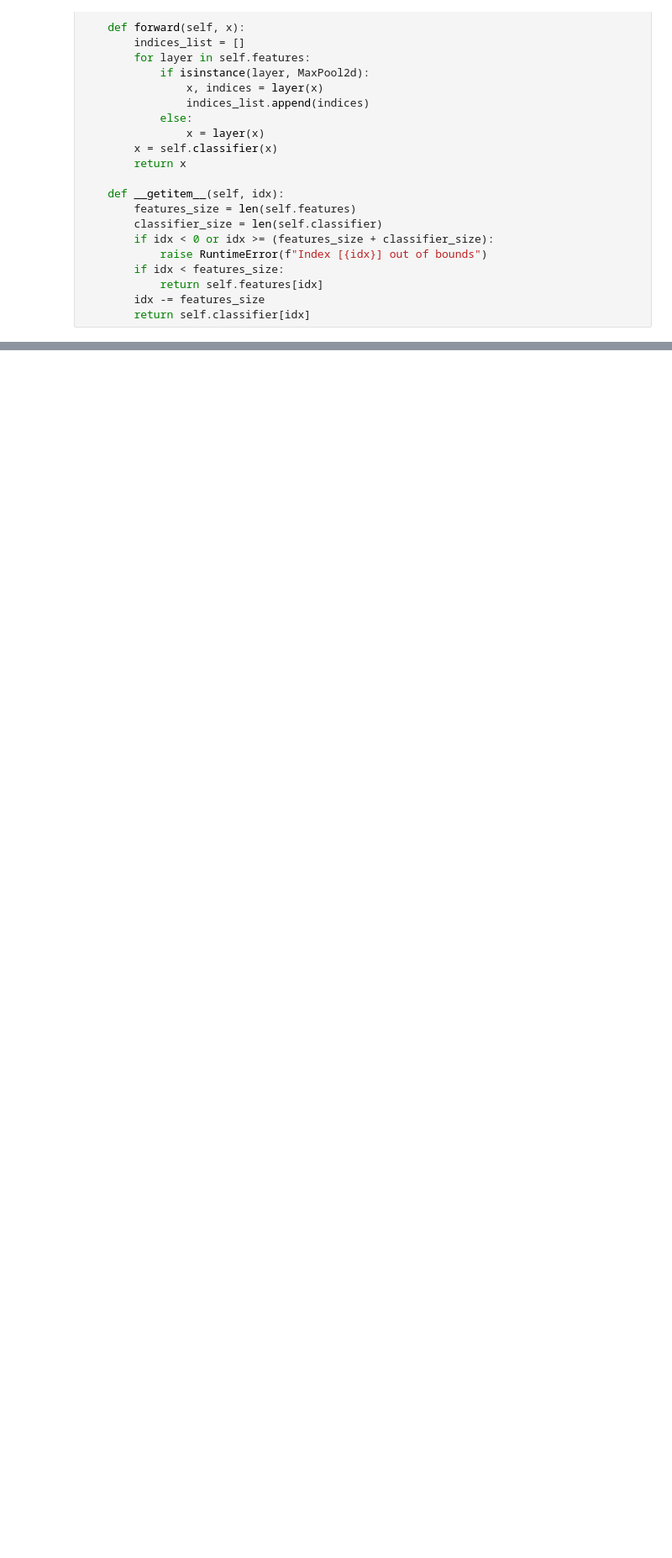
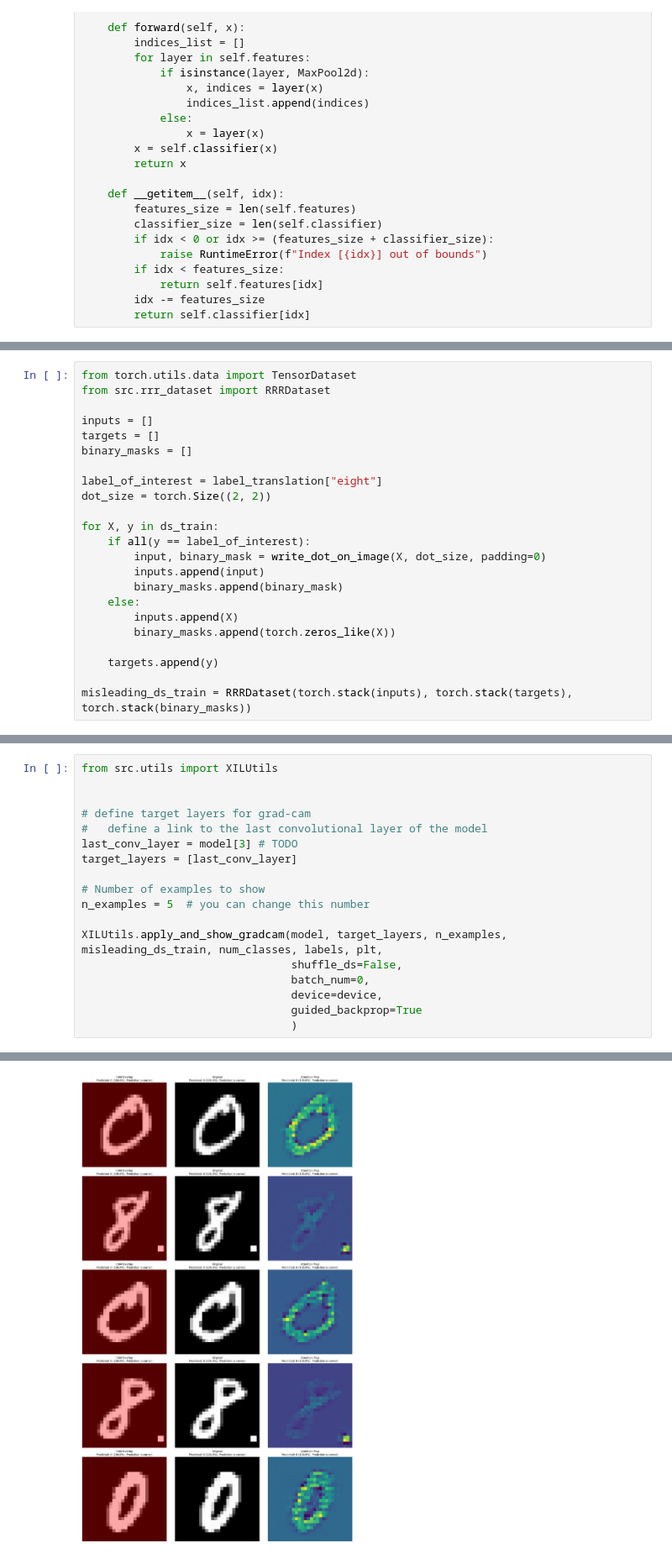
Before and after one commit to zlochina/xil-research-modification, a Jupyter notebook: src/experiments/08_MNIST.ipynb, the cells around one changed output, grey strips where cells are left out. Shown at 84% size. Saved outputs shown, nothing was run; the diff lists cells and outputs as text; blank space fills up the shorter version.

```diff
--- a/src/experiments/08_MNIST.ipynb
+++ b/src/experiments/08_MNIST.ipynb
@@ -778,0 +744,23 @@ TypeError: object of type 'CustomModel' has no len()
+# %%
+from torch.utils.data import TensorDataset
+from src.rrr_dataset import RRRDataset
+
+inputs = []
+targets = []
+binary_masks = []
+
+label_of_interest = label_translation["eight"]
+dot_size = torch.Size((2, 2))
+
+for X, y in ds_train:
+    if all(y == label_of_interest):
+        input, binary_mask = write_dot_on_image(X, dot_size, padding=0)
+        inputs.append(input)
+        binary_masks.append(binary_mask)
+    else:
+        inputs.append(X)
+        binary_masks.append(torch.zeros_like(X))
+
+    targets.append(y)
+
+misleading_ds_train = RRRDataset(torch.stack(inputs), torch.stack(targets), torch.stack(binary_masks))
@@ -778,0 +863,19 @@ TypeError: object of type 'CustomModel' has no len()
+# %%
+from src.utils import XILUtils
+
+
+# define target layers for grad-cam
+#   define a link to the last convolutional layer of the model
+last_conv_layer = model[3] # TODO
+target_layers = [last_conv_layer]
+
+# Number of examples to show
+n_examples = 5  # you can change this number
+
+XILUtils.apply_and_show_gradcam(model, target_layers, n_examples, misleading_ds_train, num_classes, labels, plt,
+                                shuffle_ds=False,
+                                batch_num=0,
+                                device=device,
+                                guided_backprop=True
+                                )
+# %% [output]
@@ -778,0 +899 @@ TypeError: object of type 'CustomModel' has no len()
+[figure, added]
```
Also changed, not shown: parts of 27 cells of this notebook, 1 other file.
